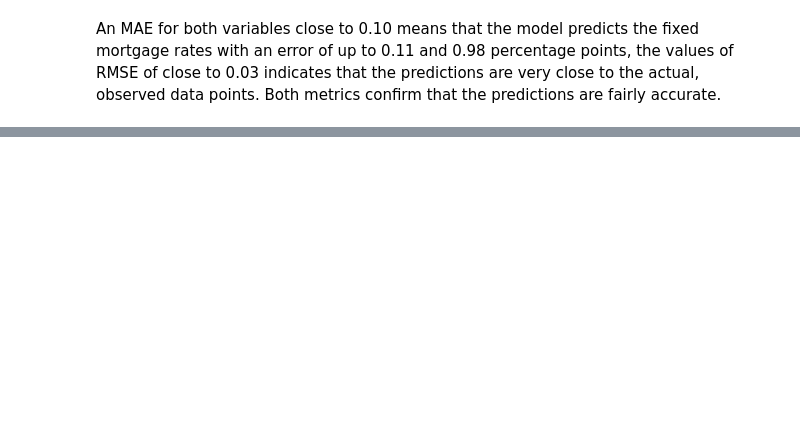
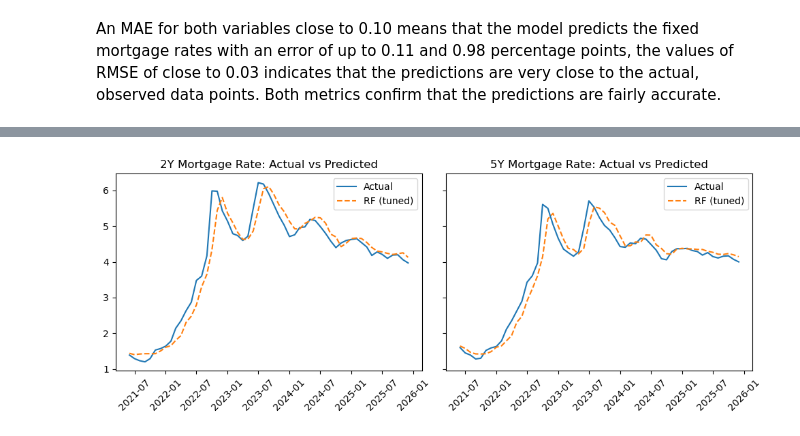
Before and after one commit to wilson-inacio/UK-Mortgage-Forecast-ML, a Jupyter notebook: UK Mortgage Rate Forecast.ipynb, the cells around one changed output, grey strips where cells are left out. Drawn from its saved outputs; the diff is of its cells as text; code cells hidden in the pictures; blank space fills up the shorter version.

```diff
--- a/UK Mortgage Rate Forecast.ipynb
+++ b/UK Mortgage Rate Forecast.ipynb
@@ -390,0 +452,82 @@ An MAE for both variables close to 0.10 means that the model predicts the fixed
+# %%
+# Defining parameters to fine-tune
+param_grid = {'n_estimators': [200, 500],
+              'max_depth': [3, 5, 10, None],
+              'min_samples_leaf': [1, 3, 5],
+              'max_features': ['sqrt', 0.7]
+             }
+
+# Setting split to be used in GridSearch
+'''As SearchGridCV searches randomly, data may leak from future to past and influence predictions.
+    Due to this, need a way to do the gridsearch in a way that follows cronological order. >> use time series split
+    (Similar to the train test split without shuffling, used before, but this makes it so instead of just a split at
+    0.8/0.2, it makes different splits for each iteraction'''
+tscv = TimeSeriesSplit(n_splits=5)
+
+# GridSearch for 2y model
+rfr_2y = RandomForestRegressor(random_state=42)
+
+grid_2y = GridSearchCV(
+    estimator=rfr_2y,
+    param_grid=param_grid,
+    cv=tscv,
+    scoring='neg_mean_absolute_error',
+    n_jobs=-1
+)
+
+grid_2y.fit(X2_train, y2_train)
+
+best_rfr_2y = grid_2y.best_estimator_
+
+# Making prediction
+y2_rfr_tuned = best_rfr_2y.predict(X2_test)
+
+# GridSearch for 5y model
+rfr_5y = RandomForestRegressor(random_state=42)
+
+
+grid_5y = GridSearchCV(
+    estimator=rfr_5y,
+    param_grid=param_grid,
+    cv=tscv,
+    scoring='neg_mean_absolute_error',
+    n_jobs=-1
+)
+
+grid_5y.fit(X5_train, y5_train)
+
+best_rfr_5y = grid_2y.best_estimator_
+
+# Making prediction
+y5_rfr_tuned = best_rfr_5y.predict(X5_test)
+
+# Evaluating the models
+mae_2 = mean_absolute_error(y2_test, y2_rfr_tuned)
+rmse_2 = np.sqrt(mean_squared_error(y2_test, y2_rfr_tuned))
+mae_5 = mean_absolute_error(y5_test, y5_rfr_tuned)
+rmse_5 = np.sqrt(mean_squared_error(y5_test, y5_rfr_tuned))
+
+print(f"Tuned RF – 2Y MAE: {mae_2}")
+print(f"Tuned RF – 2Y RMSE: {rmse_2}")
+print(f"Tuned RF – 5Y MAE: {mae_5}")
+print(f"Tuned RF – 5Y RMSE: {rmse_5}")
+
+# Plotting results
+fig, (ax2, ax5) = plt.subplots(nrows = 1, ncols = 2, figsize = (10,4), sharey = True)
+
+ax2.plot(y2_test.index, y2_test, label='Actual')
+ax2.plot(y2_test.index, y2_rfr_tuned, label='RF (tuned)', linestyle='--')
+ax2.legend()
+ax2.set_title('2Y Mortgage Rate: Actual vs Predicted')
+ax2.tick_params(axis='x', rotation=45)
+
+
+ax5.plot(y5_test.index, y5_test, label='Actual')
+ax5.plot(y5_test.index, y5_rfr_tuned, label='RF (tuned)', linestyle='--')
+ax5.legend()
+ax5.set_title('5Y Mortgage Rate: Actual vs Predicted')
+ax5.tick_params(axis='x', rotation=45)
+
+plt.tight_layout()
+plt.show()
+# %% [output]
@@ -390,0 +538 @@ An MAE for both variables close to 0.10 means that the model predicts the fixed
+[figure, added]
```
Also changed, not shown: parts of 9 cells of this notebook.
